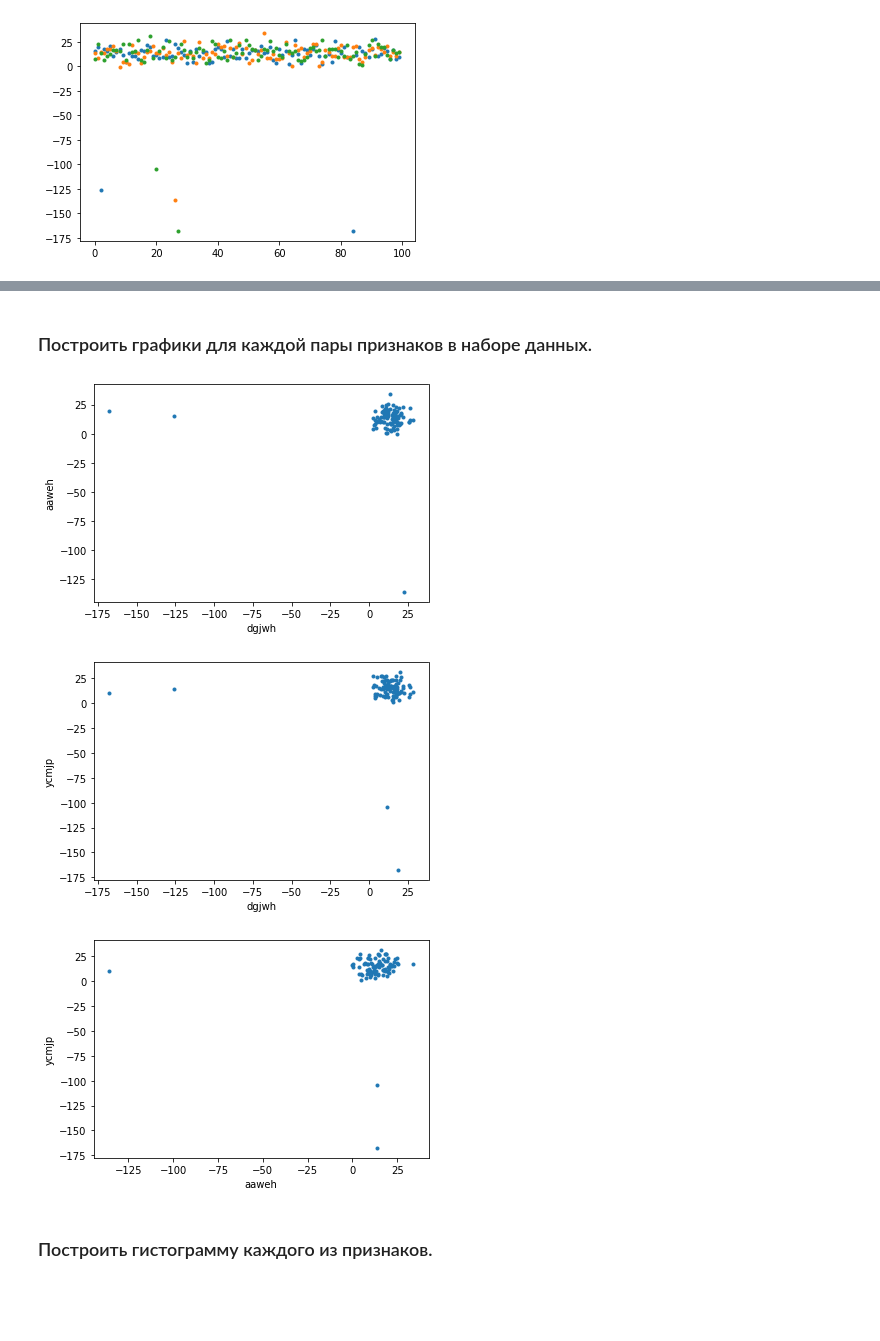
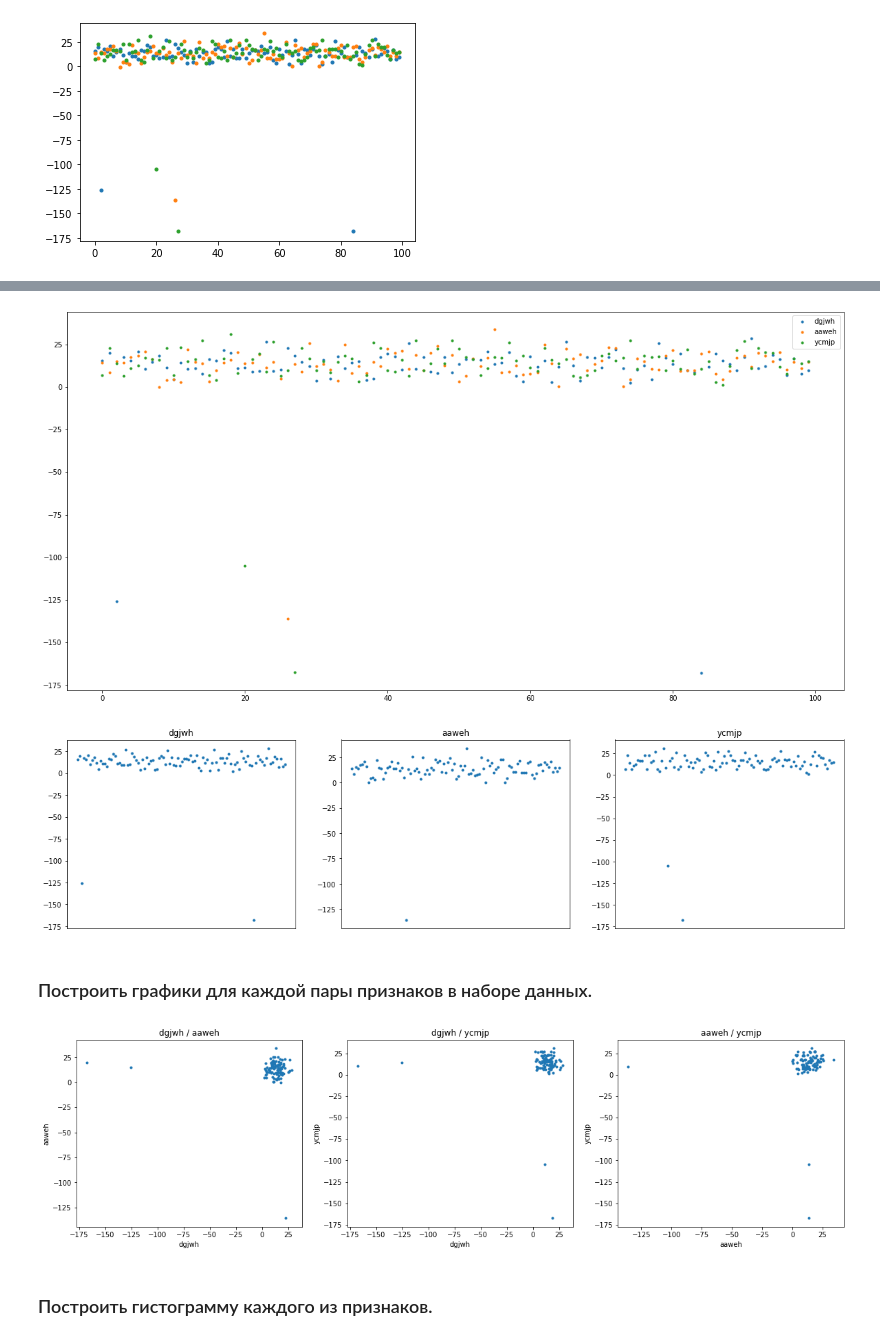
Before and after one commit to Donutellko/PIS, a Jupyter notebook: DZ2/var39.ipynb, the cells around one changed output, grey strips where cells are left out. Saved outputs shown, nothing was run; the diff lists cells and outputs as text; code cells hidden in the pictures; blank space fills up the shorter version.

```diff
--- a/DZ2/var39.ipynb
+++ b/DZ2/var39.ipynb
@@ -86,0 +76,4 @@ demonstrate_columns(data)
+# %%
+demonstrate_data(data)
+# %% [output]
+[figure, added]
@@ -87,19 +87,24 @@ demonstrate_columns(data)
+# %%
+demonstrate_columns(data)
+# %% [output]
+[figure, added]
 # %% [markdown]
 ### Построить графики для каждой пары признаков в наборе данных.
 # %%
 def draw_combinations(data):
     colcount = len(data.columns)
-    for col1, col2 in itertools.combinations(data.columns, 2):
-        fig, ax = plt.subplots()
+    pairs = list(itertools.combinations(data.columns, 2))
+    fig, axes = plt.subplots(ncols = len(pairs), figsize=(20,5))
+    for i, (col1, col2) in enumerate(pairs):
+        ax = axes[i]
+        ax.set_title(col1 + " / " + col2)
         ax.set_xlabel(col1)
         ax.set_ylabel(col2)
         ax.plot(data[col1], data[col2], '.')
 
 draw_combinations(data)
 # %% [output]
-[figure, old version]
+[figure, new version]
-[figure, removed]
-[figure, removed]
 # %% [markdown]
 ### Построить гистограмму каждого из признаков.
 # %%
```
Also changed, not shown: parts of 12 cells of this notebook, 2 other files.
